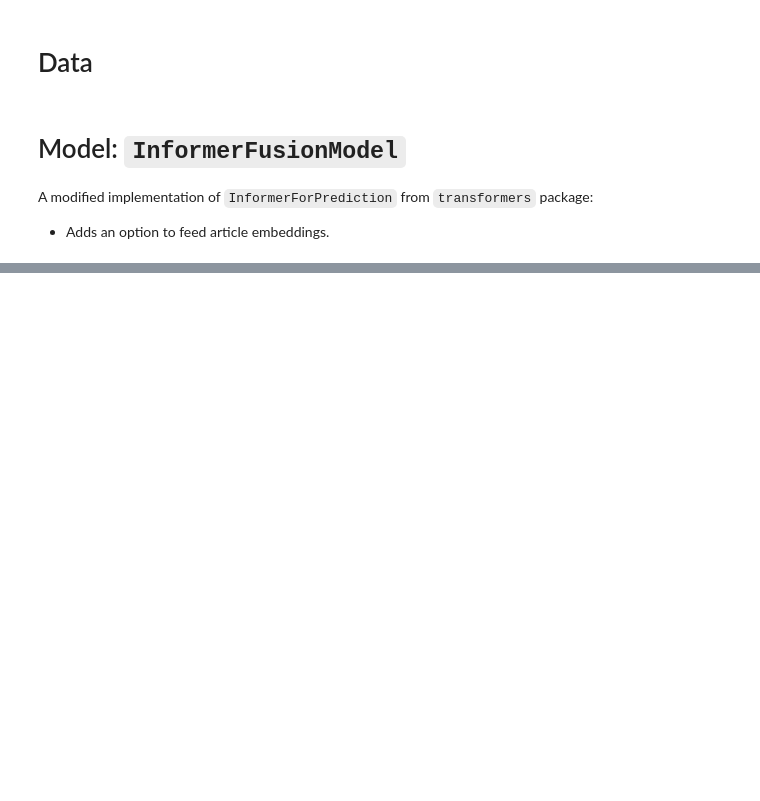
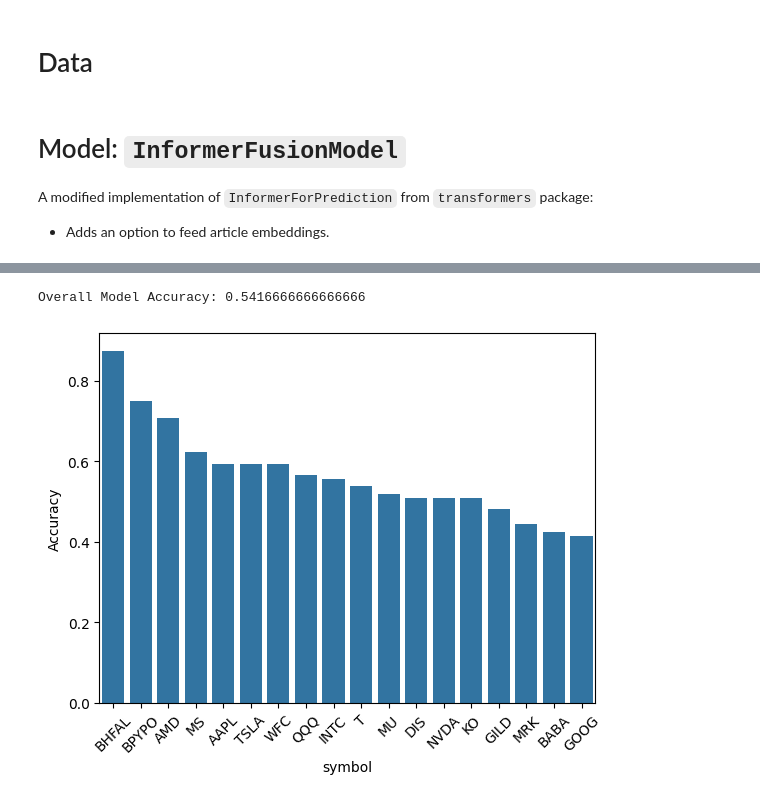
Before and after one commit to glebpnkv/fin-news, a Jupyter notebook: notebooks/04_model_informer.ipynb, the cells around one changed output, grey strips where cells are left out. Drawn from its saved outputs; the diff is of its cells as text; code cells hidden in the pictures; blank space fills up the shorter version.

Commit message:
InformerFusion - model test results

```diff
--- a/notebooks/04_model_informer.ipynb
+++ b/notebooks/04_model_informer.ipynb
@@ -300,0 +305,50 @@ _ = model.to(device)
+# %%
+for batch in tqdm(ds_test):
+    outputs = model.generate(
+        past_time_features=torch.Tensor(batch["past_time_features"]).to(device),
+        past_values=torch.Tensor(batch["past_values"]).to(device),
+        inputs_fusion=torch.Tensor(batch["past_articles"]).to(device),
+        future_time_features=torch.Tensor(batch["future_time_features"]).to(device),
+    )
+
+    # Signs of forecasts
+    outputs_signs = torch.quantile(
+        torch.sign(torch.sum(outputs["sequences"], axis=-1)),
+        q=0.5,
+        dim=-1
+    )
+    outputs_signs = (outputs_signs > 0).int()
+    true_signs = (torch.sign(torch.sum(torch.Tensor(batch["future_values"]), axis=-1)) > 0).int()
+
+    cur_df = pd.DataFrame(
+        {
+            "date": batch['forecast_start'] + pd.Timedelta(f'{context_length + prediction_length + 1}d'),
+            "symbol": batch['item_id'],
+            "y": true_signs.numpy(),
+            "y_pred": outputs_signs.cpu().numpy(),
+        }
+    )
+    df_test = pd.concat([df_test, cur_df])
+# %%
+df_test["match"] = (df_test["y"] == df_test["y_pred"])
+# %%
+print(f"Overall Model Accuracy: {df_test["match"].mean()}")
+# %% [output]
+Overall Model Accuracy: 0.5416666666666666
+# %%
+df_plot = df_test.groupby("symbol")["match"].agg(
+    ["count", "mean"]
+).rename(columns={"mean": "Accuracy"}).sort_values(
+    by="Accuracy", ascending=False
+)
+
+sns.barplot(
+    data=df_plot.reset_index(),
+    x="symbol",
+    y="Accuracy",
+    order=df_plot.index,
+)
+plt.xticks(rotation=45)
+plt.show()
+# %% [output]
+[figure, added]
```
Also changed, not shown: parts of 14 cells of this notebook, 1 other file.
